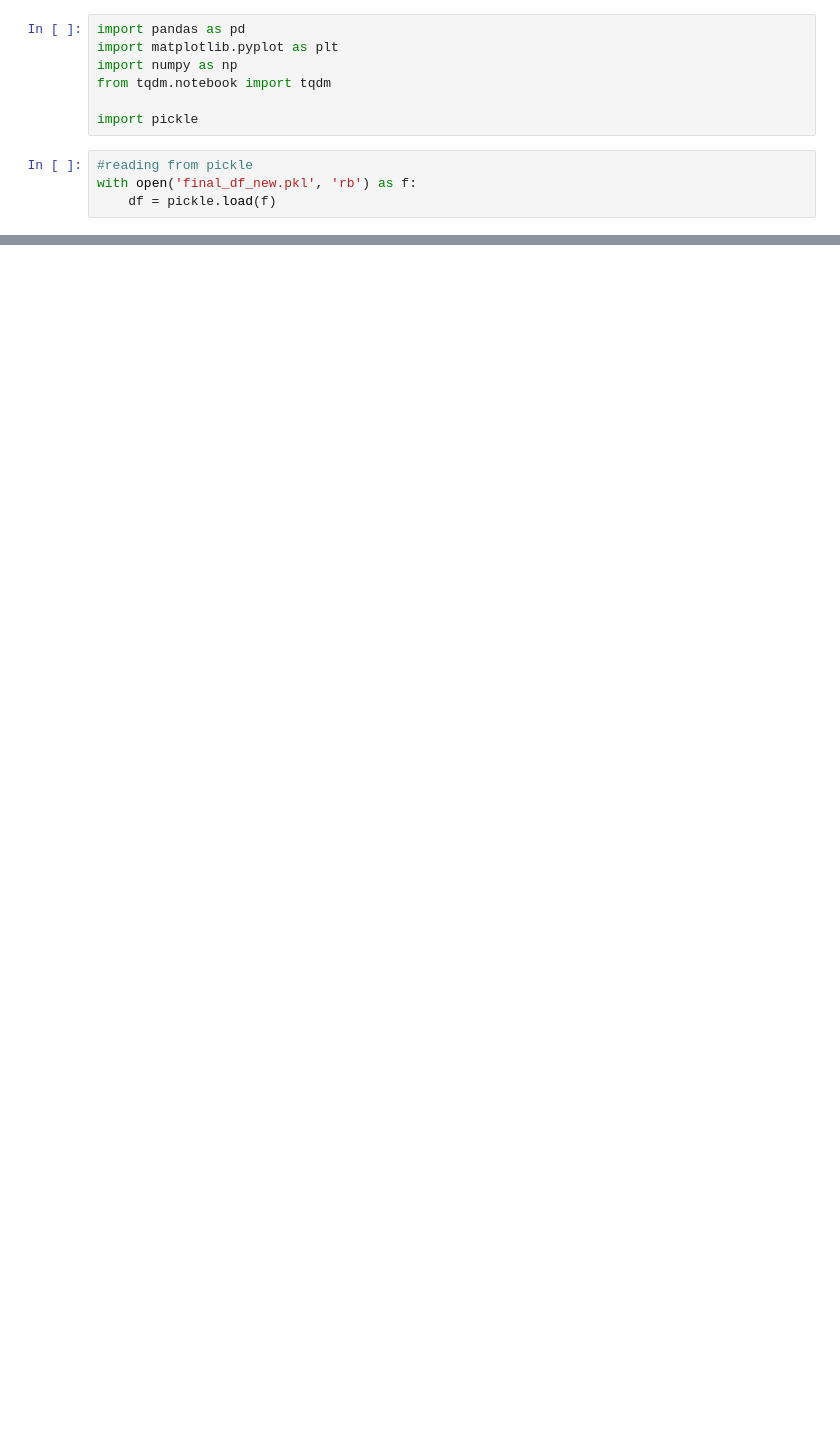
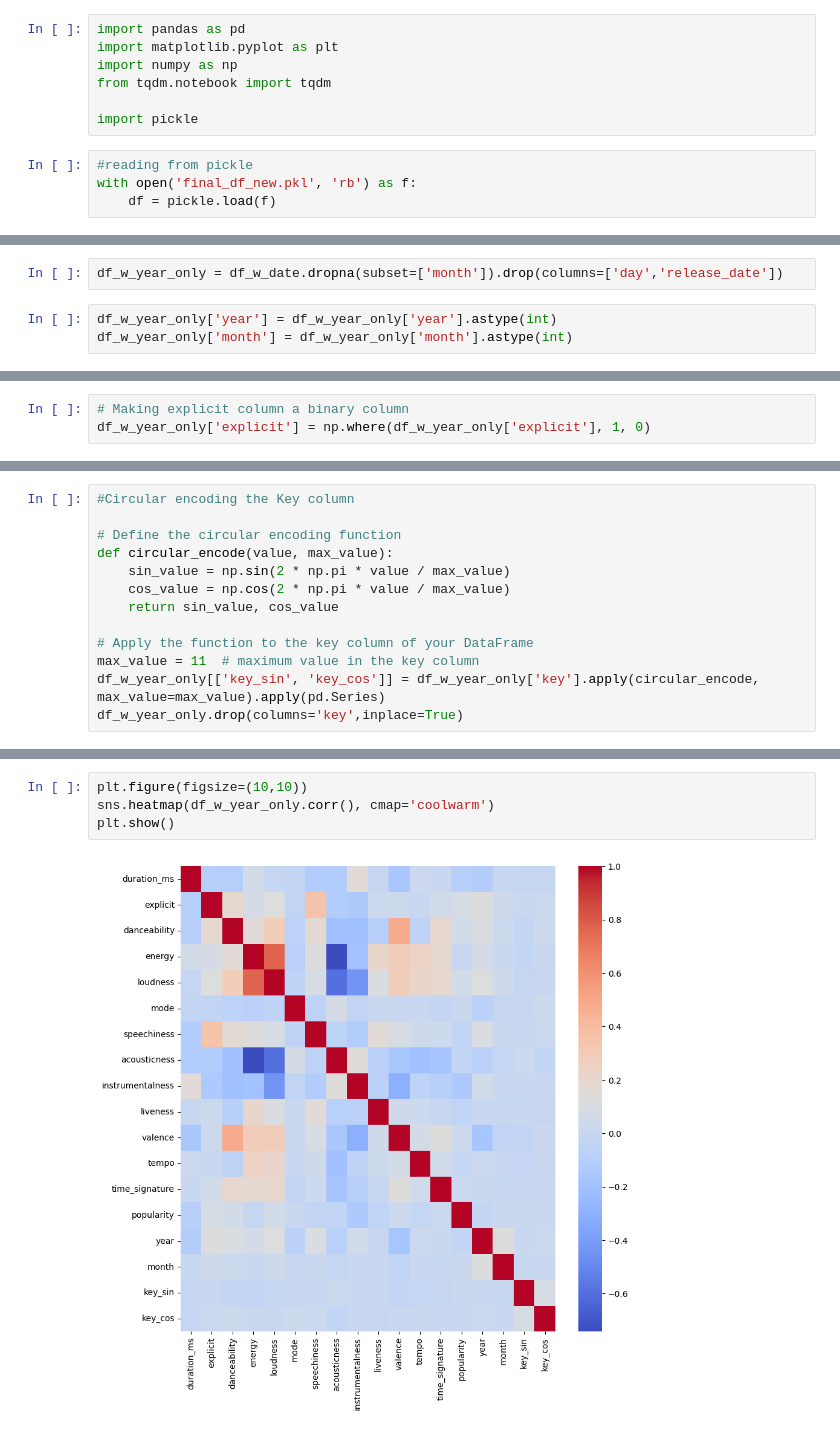
Before and after one commit to ounnuqul/Spotify_Popularity_Prediction_Model_Capstone_Project, a Jupyter notebook: EDA_new_data.ipynb, the cells around one changed output, grey strips where cells are left out. Drawn from its saved outputs; the diff is of its cells as text; blank space fills up the shorter version.

```diff
--- a/EDA_new_data.ipynb
+++ b/EDA_new_data.ipynb
@@ -156,0 +237,5 @@ plt.show()
+# %%
+df_w_year_only = df_w_date.dropna(subset=['month']).drop(columns=['day','release_date'])
+# %%
+df_w_year_only['year'] = df_w_year_only['year'].astype(int)
+df_w_year_only['month'] = df_w_year_only['month'].astype(int)
@@ -156,0 +262,3 @@ plt.show()
+# %%
+# Making explicit column a binary column
+df_w_year_only['explicit'] = np.where(df_w_year_only['explicit'], 1, 0)
@@ -156,0 +271,13 @@ plt.show()
+# %%
+#Circular encoding the Key column
+
+# Define the circular encoding function
+def circular_encode(value, max_value):
+    sin_value = np.sin(2 * np.pi * value / max_value)
+    cos_value = np.cos(2 * np.pi * value / max_value)
+    return sin_value, cos_value
+
+# Apply the function to the key column of your DataFrame
+max_value = 11  # maximum value in the key column
+df_w_year_only[['key_sin', 'key_cos']] = df_w_year_only['key'].apply(circular_encode, max_value=max_value).apply(pd.Series)
+df_w_year_only.drop(columns='key',inplace=True)
@@ -156,0 +291,6 @@ plt.show()
+# %%
+plt.figure(figsize=(10,10))
+sns.heatmap(df_w_year_only.corr(), cmap='coolwarm')
+plt.show()
+# %% [output]
+[figure, added]
```
Also changed, not shown: parts of 52 cells of this notebook, 5 other files.
